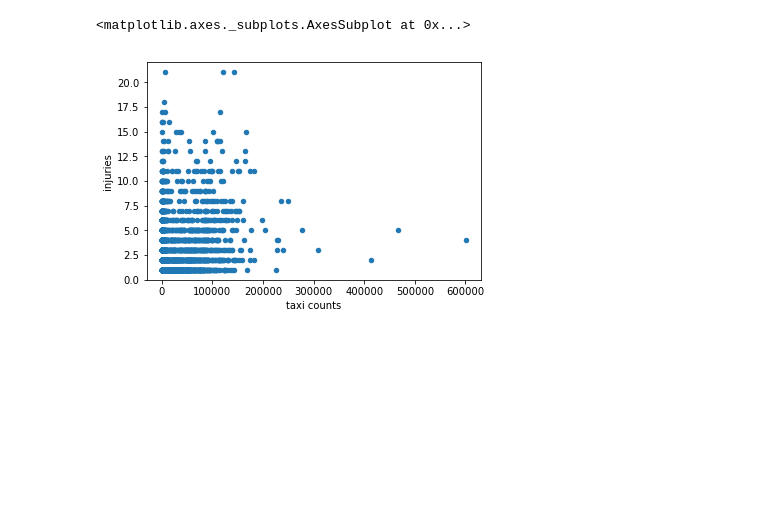
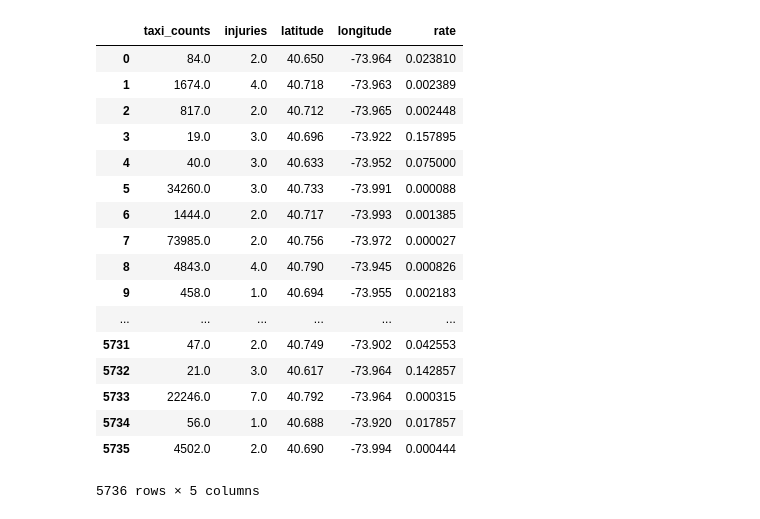
Before and after one commit to johnnyplaydrums/collisions, a Jupyter notebook: data_exploration_MH/Plots for Taxi-Bike Incidents-Truncated Coords.ipynb, the cells around one changed output. Cells and saved outputs as stored; diff of their text form; code cells hidden in the pictures; blank space fills up the shorter version.

```diff
--- a/data_exploration_MH/Plots for Taxi-Bike Incidents-Truncated Coords.ipynb
+++ b/data_exploration_MH/Plots for Taxi-Bike Incidents-Truncated Coords.ipynb
@@ -73,5 +83,3 @@ data2
-# %%
-data2.plot.scatter(x='taxi counts', y='injuries', style='o')
-# %% [output]
-<matplotlib.axes._subplots.AxesSubplot at 0x...>
-[figure, removed]
+# %%
+data['coordinate'].replace(regex=True,inplace=True,to_replace=r'\(',value=r'')
+data['counts'].replace(regex=True,inplace=True,to_replace=r'\(',value=r'')
@@ -77,0 +90,36 @@ data2.plot.scatter(x='taxi counts', y='injuries', style='o')
+# %%
+
+
+# data = data.drop('AB', 1)
+# data = data.drop('coordinate', 1)
+# data = data.drop('counts', 1)
+# data['taxi_counts'] = data['taxi_counts'].astype(float)
+data['longitude'].replace(regex=True,inplace=True,to_replace=r' ',value=r'')
+data['latitude'].replace(regex=True,inplace=True,to_replace=r' ',value=r'')
+data['injuries'] = data['injuries'].astype(float)
+data['latitude'] = data['latitude'].astype(float)
+data['longitude'] = data['longitude'].astype(float)
+# data['injuries'].replace(regex=True,inplace=True,to_replace=r'\D',value=r'')
+data['rate'] = data['injuries']/data['taxi_counts'] #*10000
+# pd.to_numeric(data['latitude'], errors='coerce')
+# pd.to_numeric(data['longitude'], errors='coerce')
+data
+# %% [output]
+|  | taxi_counts | injuries | latitude | longitude | rate |
+| 0 | 84.0 | 2.0 | 40.650 | -73.964 | 0.023810 |
+| 1 | 1674.0 | 4.0 | 40.718 | -73.963 | 0.002389 |
+| 2 | 817.0 | 2.0 | 40.712 | -73.965 | 0.002448 |
+| 3 | 19.0 | 3.0 | 40.696 | -73.922 | 0.157895 |
+| 4 | 40.0 | 3.0 | 40.633 | -73.952 | 0.075000 |
+| 5 | 34260.0 | 3.0 | 40.733 | -73.991 | 0.000088 |
+| 6 | 1444.0 | 2.0 | 40.717 | -73.993 | 0.001385 |
+| 7 | 73985.0 | 2.0 | 40.756 | -73.972 | 0.000027 |
+| 8 | 4843.0 | 4.0 | 40.790 | -73.945 | 0.000826 |
+| 9 | 458.0 | 1.0 | 40.694 | -73.955 | 0.002183 |
+| ... | ... | ... | ... | ... | ... |
+| 5731 | 47.0 | 2.0 | 40.749 | -73.902 | 0.042553 |
+| 5732 | 21.0 | 3.0 | 40.617 | -73.964 | 0.142857 |
+| 5733 | 22246.0 | 7.0 | 40.792 | -73.964 | 0.000315 |
+| 5734 | 56.0 | 1.0 | 40.688 | -73.920 | 0.017857 |
+| 5735 | 4502.0 | 2.0 | 40.690 | -73.994 | 0.000444 |
+5736 rows × 5 columns
```
Also changed, not shown: parts of 24 cells of this notebook, 4 other files.
